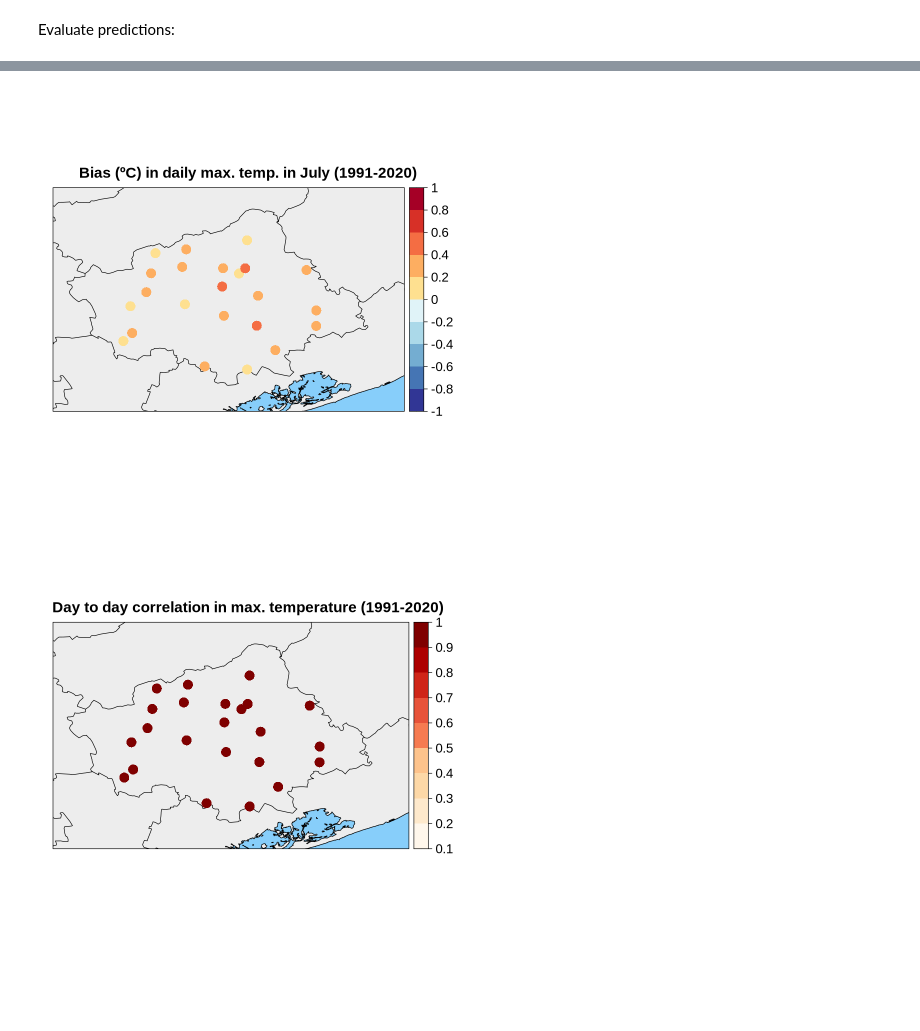
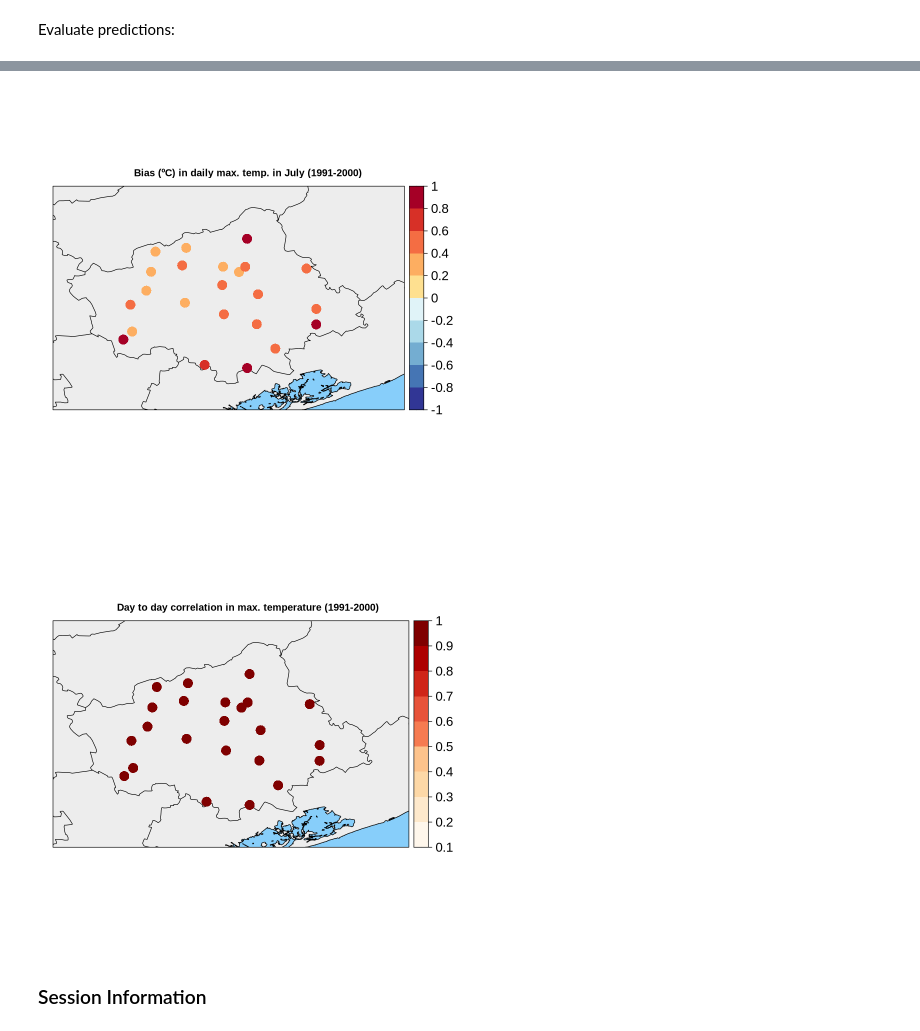
Before and after one commit to SantanderMetGroup/ESD_ProseccoDOCG, a Jupyter notebook: notebooks/script02_downcalingCV.ipynb, the cells around one changed output, grey strips where cells are left out. Drawn from its saved outputs; the diff is of its cells as text; code cells hidden in the pictures; blank space fills up the shorter version.

Commit message:
reduce data for example

```diff
--- a/notebooks/script02_downcalingCV.ipynb
+++ b/notebooks/script02_downcalingCV.ipynb
@@ -61,6 +61,7 @@ Please see 'citation("visualizeR")' to cite this package.
 Set the working directory, where some already prepared data can be found:
 # %%
 work.dir <- "/home/jovyan/data/"
+work.dir <- "/home/ana/WORK_local/DATA/Prosecco/data4notebooks/"
 # %% [markdown]
 The next code is needed to plot maps with Italian provinces:
 # %%
@@ -175,3 +178,11 @@ spatialPlot(bindGrid(subsetGrid(x_clim, var= "q@500"), subsetGrid(x_clim, var= "
+# %%
+tasmax_obs <- subsetGrid(tasmax_obs, years=1991:2000)
+tasmin_obs <- subsetGrid(tasmin_obs, years=1991:2000)
+tasmean_obs <- subsetGrid(tasmean_obs, years=1991:2000)
+pr_obs <- subsetGrid(pr_obs, years=1991:2000)
+hurs_obs <- subsetGrid(hurs_obs, years=1991:2000)
+# And for the predictors
+x <- subsetGrid(x, years=1991:2000)
 # %% [markdown]
 ### Downscaling using cross-validation
 
@@ -336,7 +347,7 @@ spatialPlot(bias, cex=2, xlim=lons, ylim=lats,
     backdrop.theme = "none",  sp.layout = list(sh, col = "black", fill="grey93"),
     par.settings = list(panel.background=list(col="lightskyblue")),
     col.regions = cmap, set.min = min(bk), set.max = max(bk),
-    cuts = bk,  main = list(label="Bias (ºC) in daily max. temp. in July (1991-2020)", cex=1.5),
+    cuts = bk,  main = list(label="Bias (ºC) in daily max. temp. in July (1991-2000)", cex=1),
     par.strip.text = list(cex = 1),
     colorkey = list(right = list( fun = draw.colorkey, args = list(key = list(at =bk, col = cmap, labels = list(at = bk,cex=1.3,labels = bk))))))
 # %% [output]
@@ -350,4 +361,4 @@ spatialPlot(bias, cex=2, xlim=lons, ylim=lats,
-[figure, old version]
+[figure, new version]
 # %%
 correlation <- bias # only to create a C4R object to fill with correlation values
 for(i in 1:dim(tasmax_pred$Data)[2]){
@@ -364,8 +375,10 @@ spatialPlot(correlation, cex=2, xlim=lons, ylim=lats,
     backdrop.theme = "none",  sp.layout = list(sh, col = "black", fill="grey93"),
     par.settings = list(panel.background=list(col="lightskyblue")),
                         col.regions = cmap, set.min = min(bk), set.max = max(bk),
-                        cuts = bk, main = list(label="Day to day correlation in max. temperature (1991-2020)", cex=1.5),
+                        cuts = bk, main = list(label="Day to day correlation in max. temperature (1991-2000)", cex=1),
                         par.strip.text = list(cex = 1),
                         colorkey = list(right = list( fun = draw.colorkey, args = list(key = list(at =bk, col = cmap, labels = list(at = bk,cex=1.3,labels = bk))))))
 # %% [output]
-[figure, old version]
+[figure, new version]
+# %% [markdown]
+### Session Information
```
Also changed, not shown: parts of 12 cells of this notebook, 2 other files.
